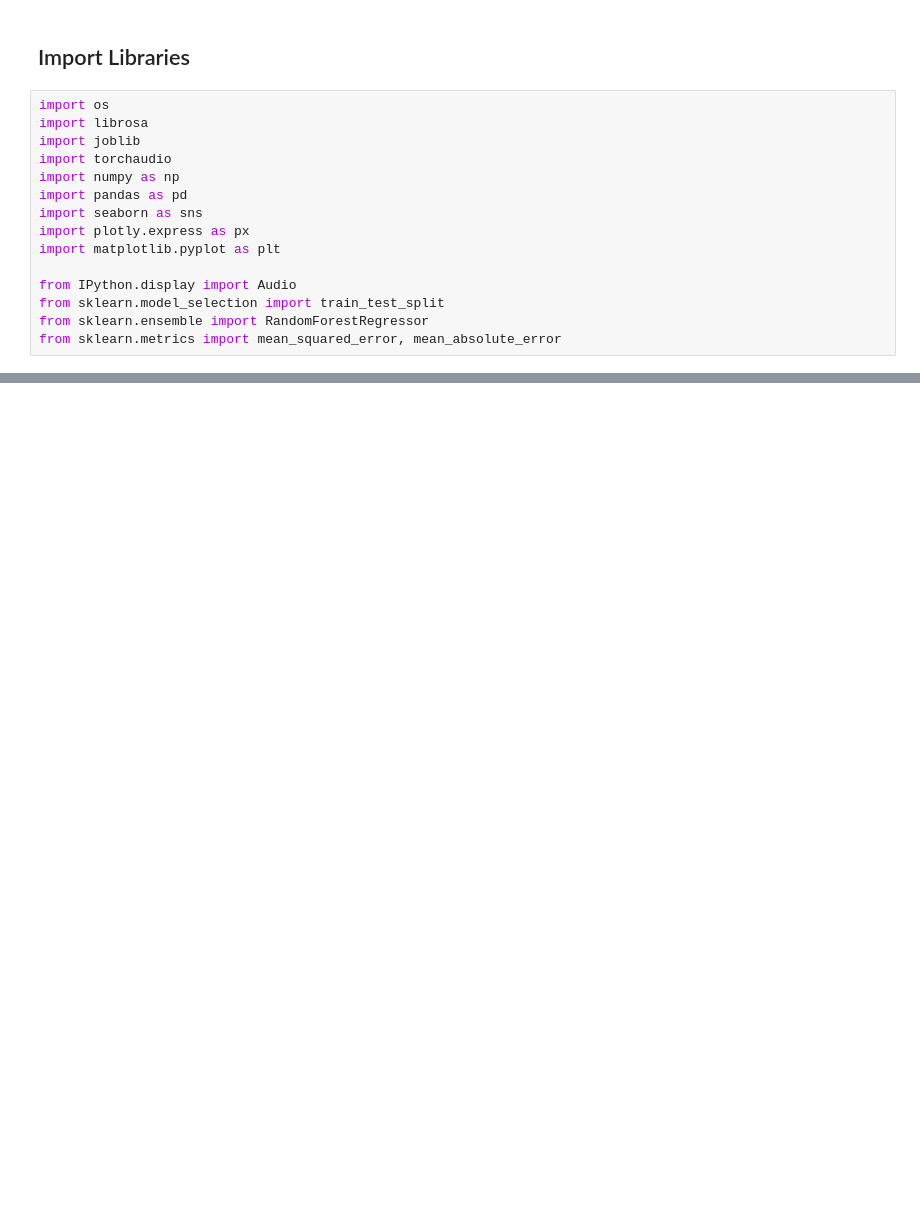
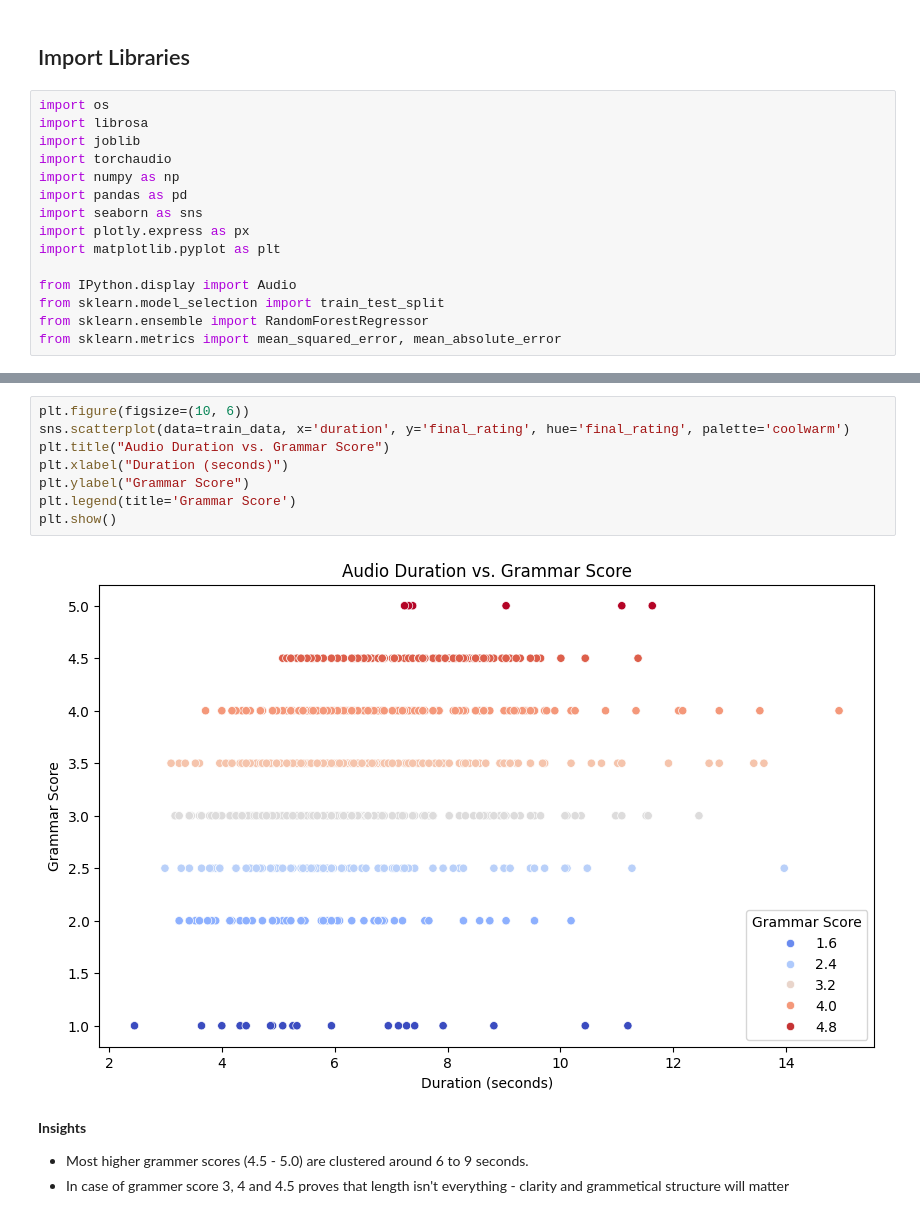
Before and after one commit to Sunnykumar926/Grammer-Scoring-From-Voice-Sample-Engine, a Jupyter notebook: notebook/Grammer_Scoring_Using_Audio_Features.ipynb, the cells around one changed output, grey strips where cells are left out. Saved outputs shown, nothing was run; the diff lists cells and outputs as text; blank space fills up the shorter version.

```diff
--- a/notebook/Grammer_Scoring_Using_Audio_Features.ipynb
+++ b/notebook/Grammer_Scoring_Using_Audio_Features.ipynb
@@ -57,0 +98,14 @@ frame #1: c10::detail::torchCheckFail(char const*, char const*, unsigned int, st
+# %%
+plt.figure(figsize=(10, 6))
+sns.scatterplot(data=train_data, x='duration', y='final_rating', hue='final_rating', palette='coolwarm')
+plt.title("Audio Duration vs. Grammar Score")
+plt.xlabel("Duration (seconds)")
+plt.ylabel("Grammar Score")
+plt.legend(title='Grammar Score')
+plt.show()
+# %% [output]
+[figure, added]
+# %% [markdown]
+**Insights**
+- Most higher grammer scores (4.5 - 5.0) are clustered around 6 to 9 seconds.
+- In case of grammer score 3, 4 and 4.5 proves that length isn't everything - clarity and grammetical structure will matter
```
Also changed, not shown: parts of 10 cells of this notebook.
